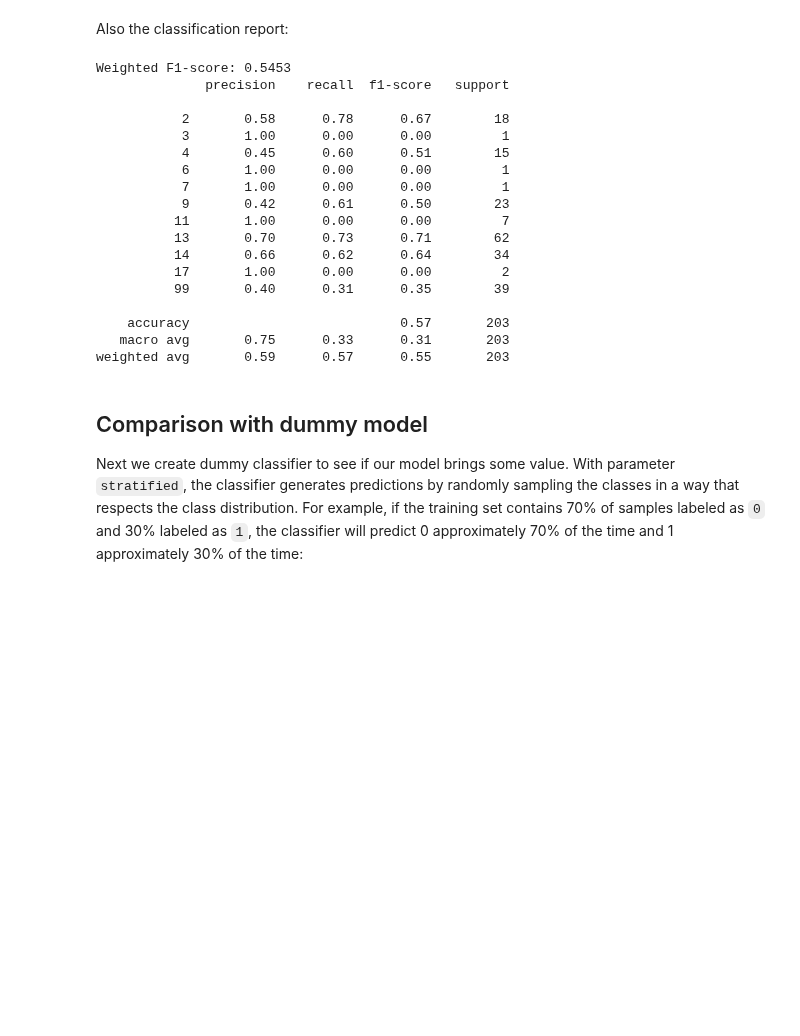
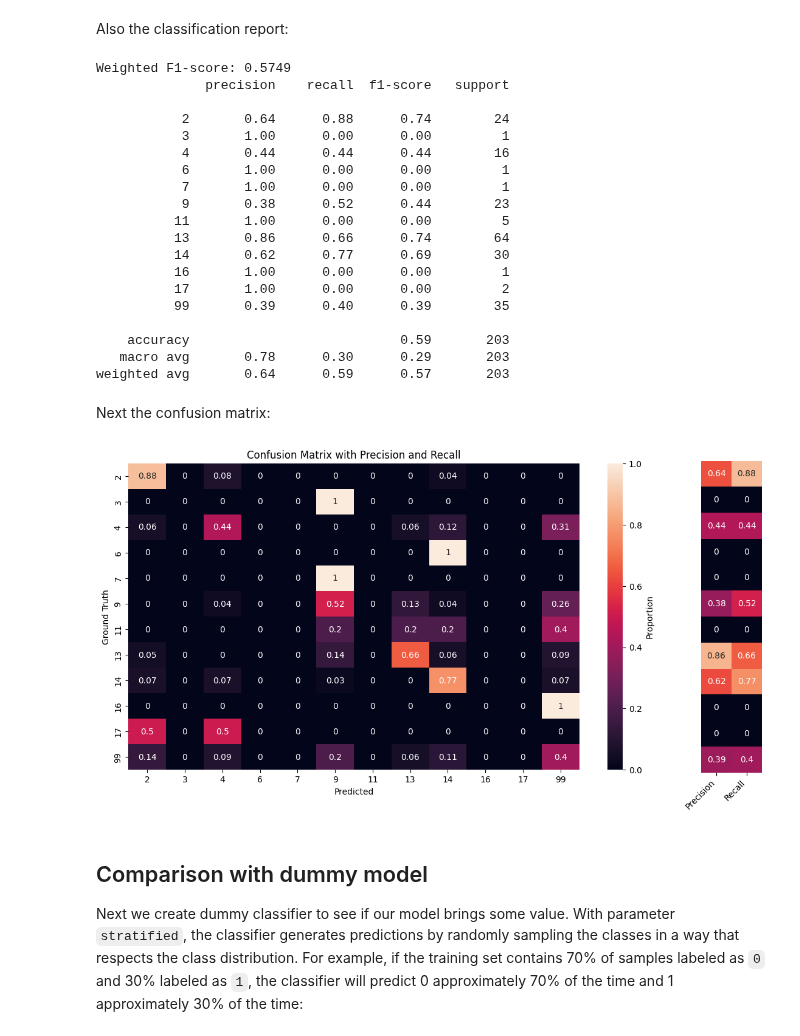
Before and after one commit to stef4k/train-maintenance-data-mining, a Jupyter notebook: research_paper_method.ipynb, the cells around one changed output. Cells and saved outputs as stored; diff of their text form; code cells hidden in the pictures; blank space fills up the shorter version.

```diff
--- a/research_paper_method.ipynb
+++ b/research_paper_method.ipynb
@@ -286,7 +301,7 @@ Best Score F1: 0.5399506186526576
 # %% [markdown]
 Next use the parameters found in gridsearch and also split the data in training and testing and create the classification report:
 # %%
-X_train, X_test, y_train, y_test = train_test_split(X_data, target, test_size=0.2,  random_state=1)
+X_train, X_test, y_train, y_test = train_test_split(X_data, target, test_size=0.2,  random_state=3, stratify=target)
 # Train a new model with the best parameters
 best_model = MultinomialNB(**best_params)
 best_model.fit(X_train, y_train)
@@ -300,24 +315,73 @@ f1_weighted = f1_score(y_test, y_pred, average='weighted', zero_division=0)
 print(f"Weighted F1-score: {f1_weighted:.4f}")
 print(classification_report(y_test, y_pred, zero_division=1))
 # %% [output]
-Weighted F1-score: 0.5453
+Weighted F1-score: 0.5749
               precision    recall  f1-score   support
 
-           2       0.58      0.78      0.67        18
+           2       0.64      0.88      0.74        24
            3       1.00      0.00      0.00         1
-           4       0.45      0.60      0.51        15
+           4       0.44      0.44      0.44        16
            6       1.00      0.00      0.00         1
            7       1.00      0.00      0.00         1
-           9       0.42      0.61      0.50        23
-          11       1.00      0.00      0.00         7
-          13       0.70      0.73      0.71        62
-          14       0.66      0.62      0.64        34
+           9       0.38      0.52      0.44        23
+          11       1.00      0.00      0.00         5
+          13       0.86      0.66      0.74        64
+          14       0.62      0.77      0.69        30
+          16       1.00      0.00      0.00         1
           17       1.00      0.00      0.00         2
-          99       0.40      0.31      0.35        39
+          99       0.39      0.40      0.39        35
 
-    accuracy                           0.57       203
-   macro avg       0.75      0.33      0.31       203
-weighted avg       0.59      0.57      0.55       203
+    accuracy                           0.59       203
+   macro avg       0.78      0.30      0.29       203
+weighted avg       0.64      0.59      0.57       203
+# %% [markdown]
+Next the confusion matrix:
+# %%
+categories = np.unique(y_train)
+
+y_pred = y_pred
+# Compute confusion matrix
+conf_matrix = np.round(confusion_matrix(y_test, y_pred, normalize="true"),2)  # Normalized confusion matrix
+precision = precision_score(y_test, y_pred, average=None)  # Per-class precision
+recall = recall_score(y_test, y_pred, average=None)        # Per-class recall
+
+# Plot the main confusion matrix
+fig, ax = plt.subplots(figsize=(10, 6))
+sns.heatmap(
+    conf_matrix,
+    annot=True,
+    cmap="rocket",
+    cbar_kws={'label': 'Proportion'},
+    xticklabels=categories,
+    yticklabels=categories,
+    ax=ax
+)
+#ax.set_xticklabels(ax.get_xticklabels(), rotation=45, ha="right")
+ax.set_xlabel("Predicted")
+ax.set_ylabel("Ground Truth")
+ax.set_title("Confusion Matrix with Precision and Recall")
+
+# Add precision and recall as a sidebar heatmap
+prec_rec = np.array([precision, recall]).T  # Shape (n_classes, 2)
+side_ax = ax.figure.add_axes([1, ax.get_position().y0 - 0.02, 0.1, ax.get_position().height + 0.085])  # Match size
+sns.heatmap(
+    prec_rec,
+    annot=True,
+    cmap="rocket",
+    cbar=False,
+    xticklabels=["Precision", "Recall"],
+    yticklabels=categories,
+    vmin=0,
+    vmax=1,
+    ax=side_ax
+)
+side_ax.set_xticklabels(side_ax.get_xticklabels(), rotation=45, ha="right")
+side_ax.set_yticks([])  # Remove y-ticks to match visual style
+
+plt.tight_layout()
+plt.show()
+# %% [output]
+[figure, added]
 # %% [markdown]
 ## Comparison with dummy model
 Next we create dummy classifier to see if our model brings some value. With parameter `stratified`, the classifier generates predictions by randomly sampling the classes in a way that respects the class distribution. For example, if the training set contains 70% of samples labeled as `0` and 30% labeled as `1`, the classifier will predict 0 approximately 70% of the time and 1 approximately 30% of the time:
```
Also changed, not shown: parts of 9 cells of this notebook, 1 other file.
